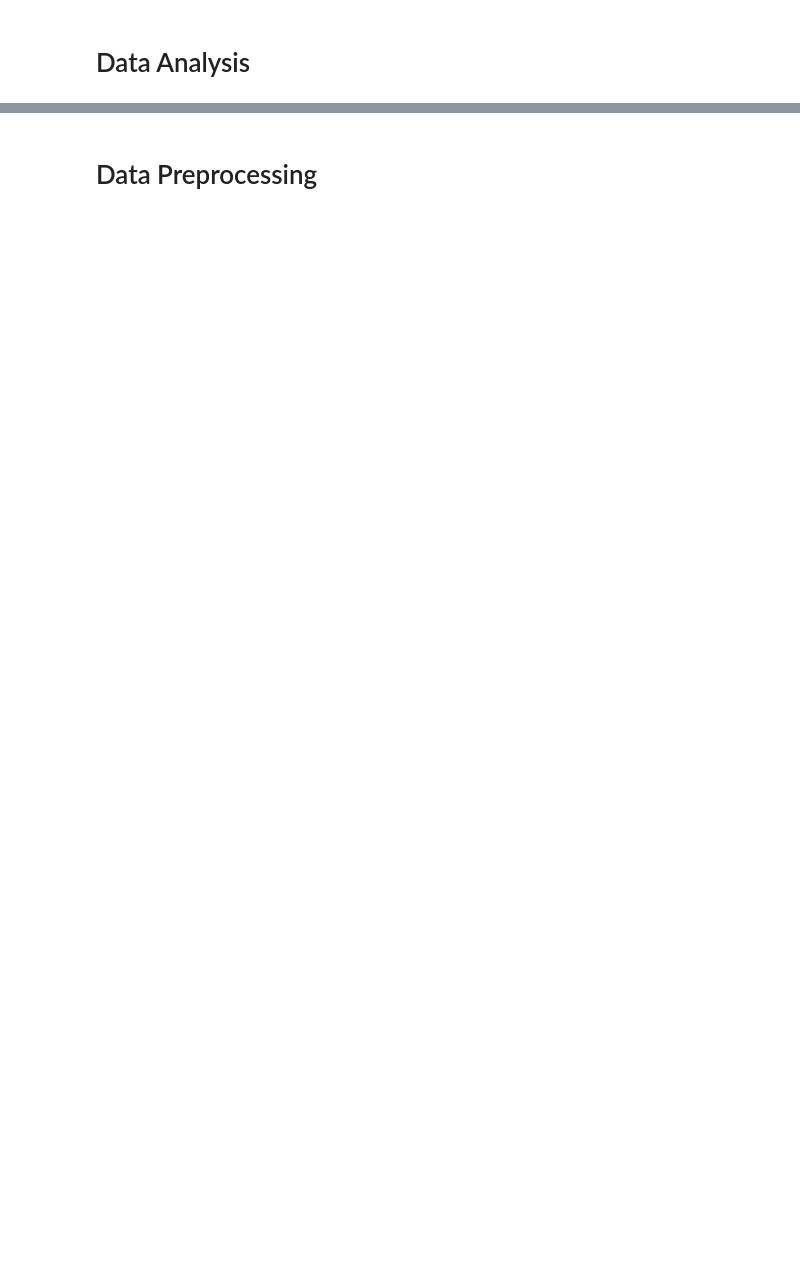
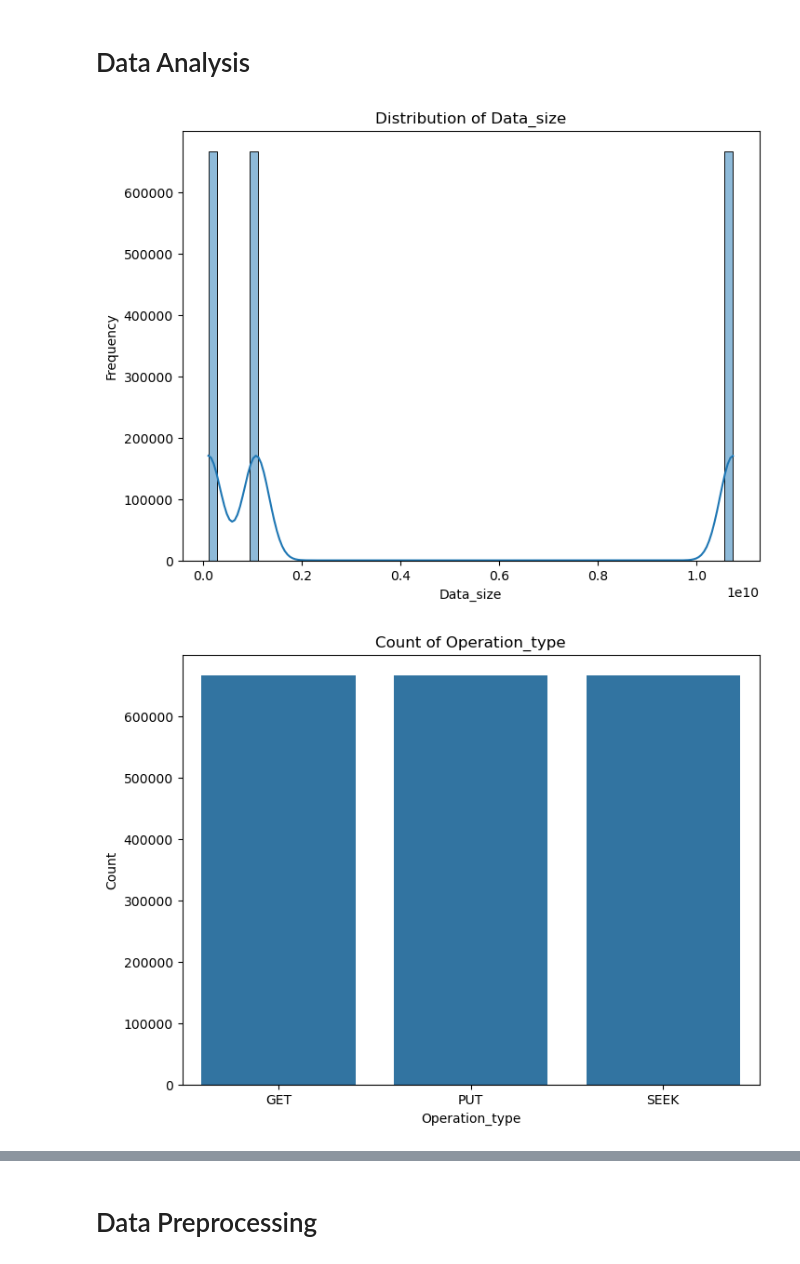
Before and after one commit to wesleylcf/profile_rocksdb, a Jupyter notebook: model/blackbox/model.ipynb, the cells around one changed output, grey strips where cells are left out. Drawn from its saved outputs; the diff is of its cells as text; code cells hidden in the pictures; blank space fills up the shorter version.

```diff
--- a/model/blackbox/model.ipynb
+++ b/model/blackbox/model.ipynb
@@ -134,0 +116,34 @@ visualize_latency_distribution(df_simplified)
+# %%
+
+df = pd.read_csv(RAW_DATA_PATH)
+unique_configs = df.groupby(FEATURE_VARS).size().reset_index(name='counts')
+
+# Distribution of each feature variable
+for feature in FEATURE_VARS:
+    plt.figure(figsize=(8, 6))
+    if pd.api.types.is_numeric_dtype(df[feature]):
+        sns.histplot(df[feature], kde=True)
+        plt.title(f"Distribution of {feature.capitalize()}")
+        plt.xlabel(feature.capitalize())
+        plt.ylabel("Frequency")
+    else:
+        sns.countplot(x=df[feature])
+        plt.title(f"Count of {feature.capitalize()}")
+        plt.xlabel(feature.capitalize())
+        plt.ylabel("Count")
+    plt.show()
+
+# Distribution of latency for each unique value of each feature variable
+for feature in FEATURE_VARS:
+    unique_values = df[feature].unique()
+    for value in unique_values:
+        subset = df[df[feature] == value][TARGET_VARS[0]]
+        plt.figure(figsize=(8, 6))
+        sns.histplot(subset, kde=True)
+        plt.title(f"Latency Distribution for {feature.capitalize()} = {value}")
+        plt.xlabel(TARGET_VARS[0].capitalize())
+        plt.ylabel("Frequency")
+        plt.show()
+# %% [output]
+[figure, added]
+[figure, added]
```
Also changed, not shown: parts of 7 cells of this notebook.
